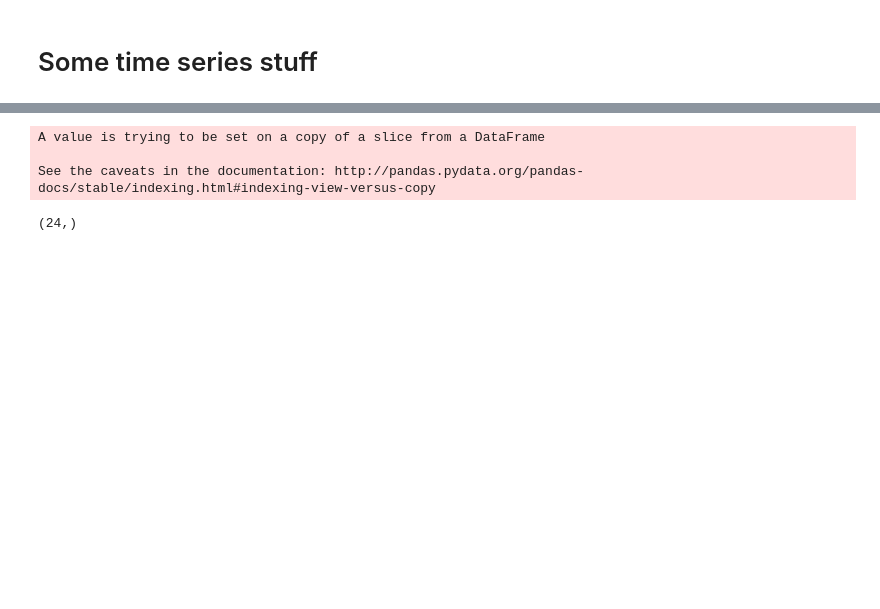
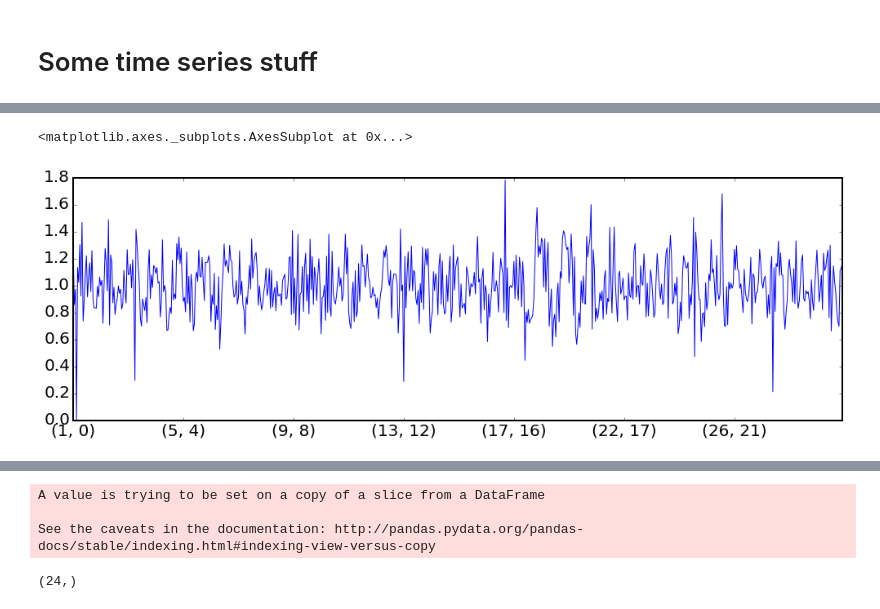
Before and after one commit to tj2huang/nyu-twipsy, a Jupyter notebook: basic tsa.ipynb, the cells around one changed output, grey strips where cells are left out. Drawn from its saved outputs; the diff is of its cells as text; code cells hidden in the pictures; blank space fills up the shorter version.

```diff
--- a/basic tsa.ipynb
+++ b/basic tsa.ipynb
@@ -11,0 +61,5 @@ import pickle as pickle
+# %%
+detrended.plot()
+# %% [output]
+<matplotlib.axes._subplots.AxesSubplot at 0x...>
+[figure, added]
```
Also changed, not shown: parts of 17 cells of this notebook, 5 other files.
